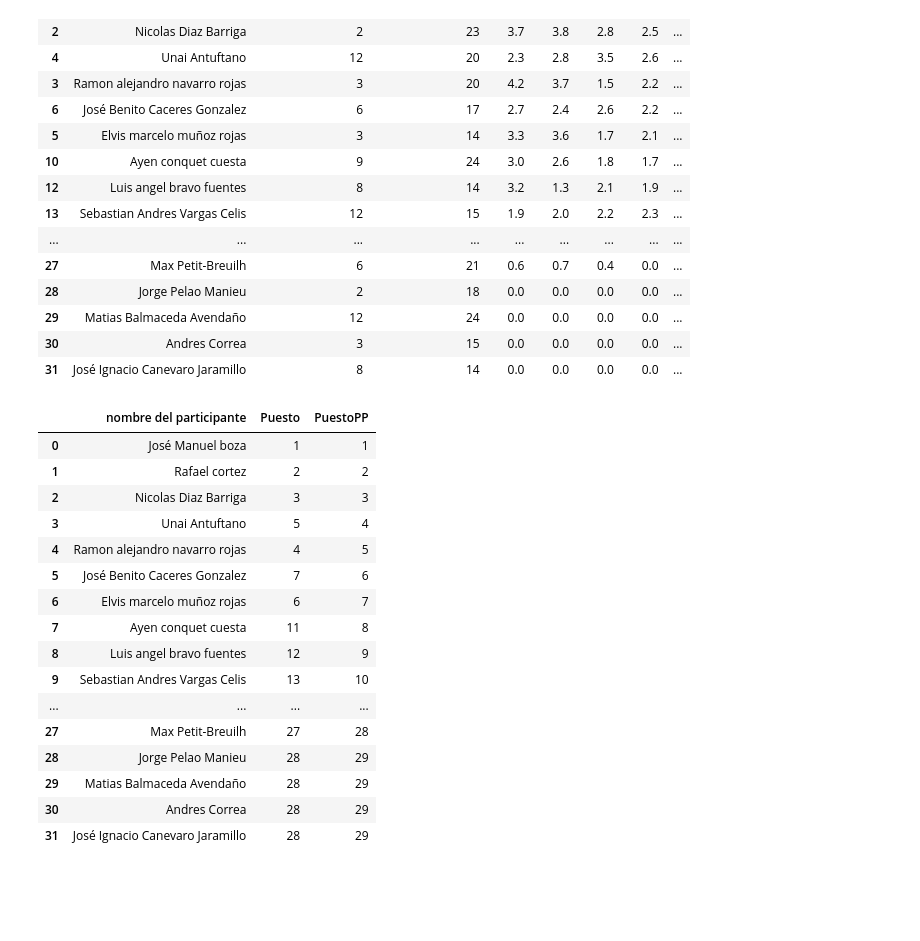
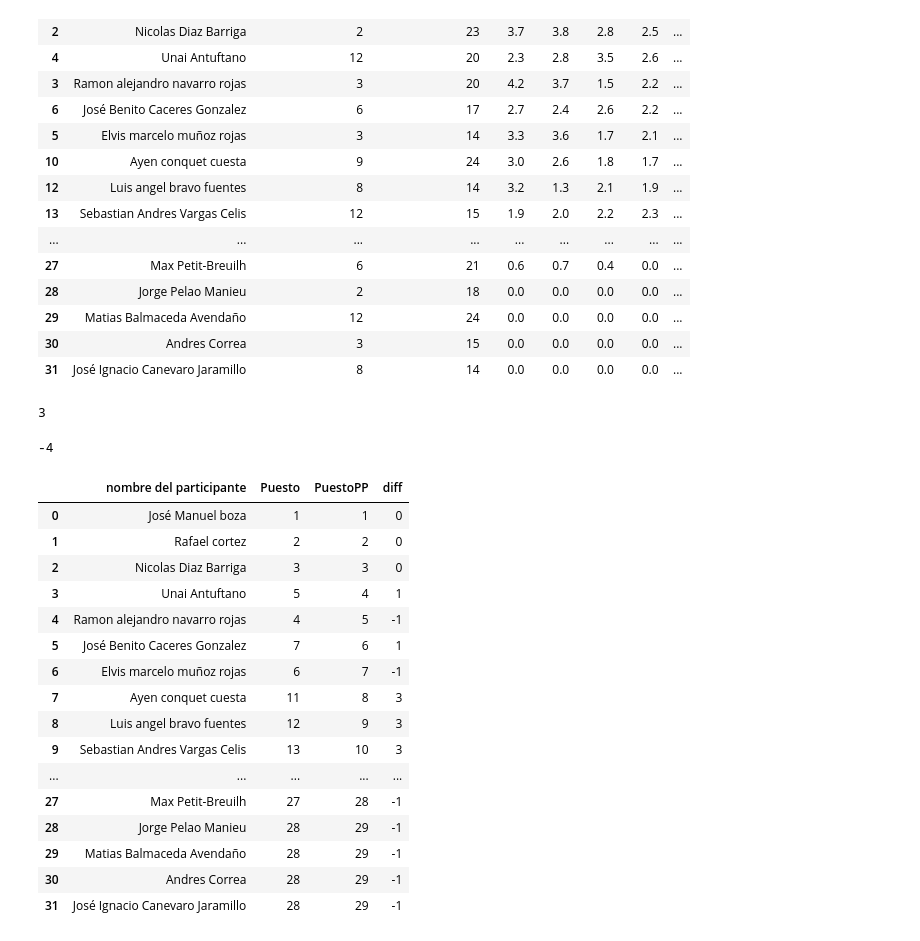
Before and after one commit to normansaez/puntajes, a Jupyter notebook: note.ipynb, the cells around one changed output. Drawn from its saved outputs; the diff is of its cells as text; code cells hidden in the pictures; blank space fills up the shorter version.

```diff
--- a/note.ipynb
+++ b/note.ipynb
@@ -104,6 +106,7 @@ for i in range(2,12+1):
     heat = df[df['numero de heat 1'] == i]
     heat['puesto heat 1'] = heat['OLA1_OLA2'].rank(method='min', ascending=False).astype(int)
     df.loc[heat.index, 'puesto heat 1'] = heat['puesto heat 1'].values
-
+    if i == 3:
+        print(heat)
 #    print(df_seleccionado)
 # %% [output]
@@ -399,22 +400,35 @@ df_ordenado
 df_f = df_ordenado[['nombre del participante','Puesto','PuestoPP']]
 df_f = df_f.reset_index(drop=True)
 # %%
-df.to_csv('output.csv', index=False)
+df_ordenado.to_csv('completo.csv', index=False)
+df_f.to_csv('final.csv', index=False)
-# %% [output]
-|  | nombre del participante | Puesto | PuestoPP |
-| 0 | José Manuel boza | 1 | 1 |
-| 1 | Rafael cortez | 2 | 2 |
-| 2 | Nicolas Diaz Barriga | 3 | 3 |
-| 3 | Unai Antuftano | 5 | 4 |
-| 4 | Ramon alejandro navarro rojas | 4 | 5 |
-| 5 | José Benito Caceres Gonzalez | 7 | 6 |
-| 6 | Elvis marcelo muñoz rojas | 6 | 7 |
-| 7 | Ayen conquet cuesta | 11 | 8 |
-| 8 | Luis angel bravo fuentes | 12 | 9 |
-| 9 | Sebastian Andres Vargas Celis | 13 | 10 |
-| ... | ... | ... | ... |
-| 27 | Max Petit-Breuilh | 27 | 28 |
-| 28 | Jorge Pelao Manieu | 28 | 29 |
-| 29 | Matias Balmaceda Avendaño | 28 | 29 |
-| 30 | Andres Correa | 28 | 29 |
-| 31 | José Ignacio Canevaro Jaramillo | 28 | 29 |
+# %%
+df_f['diff']= df_f['Puesto'] - df_f['PuestoPP']
+# %%
+df_f['diff'].max()
+# %% [output]
+3
+# %%
+df_f['diff'].min()
+# %% [output]
+-4
+# %%
+df_f
+# %% [output]
+|  | nombre del participante | Puesto | PuestoPP | diff |
+| 0 | José Manuel boza | 1 | 1 | 0 |
+| 1 | Rafael cortez | 2 | 2 | 0 |
+| 2 | Nicolas Diaz Barriga | 3 | 3 | 0 |
+| 3 | Unai Antuftano | 5 | 4 | 1 |
+| 4 | Ramon alejandro navarro rojas | 4 | 5 | -1 |
+| 5 | José Benito Caceres Gonzalez | 7 | 6 | 1 |
+| 6 | Elvis marcelo muñoz rojas | 6 | 7 | -1 |
+| 7 | Ayen conquet cuesta | 11 | 8 | 3 |
+| 8 | Luis angel bravo fuentes | 12 | 9 | 3 |
+| 9 | Sebastian Andres Vargas Celis | 13 | 10 | 3 |
+| ... | ... | ... | ... | ... |
+| 27 | Max Petit-Breuilh | 27 | 28 | -1 |
+| 28 | Jorge Pelao Manieu | 28 | 29 | -1 |
+| 29 | Matias Balmaceda Avendaño | 28 | 29 | -1 |
+| 30 | Andres Correa | 28 | 29 | -1 |
+| 31 | José Ignacio Canevaro Jaramillo | 28 | 29 | -1 |
```
Also changed, not shown: parts of 7 cells of this notebook.
